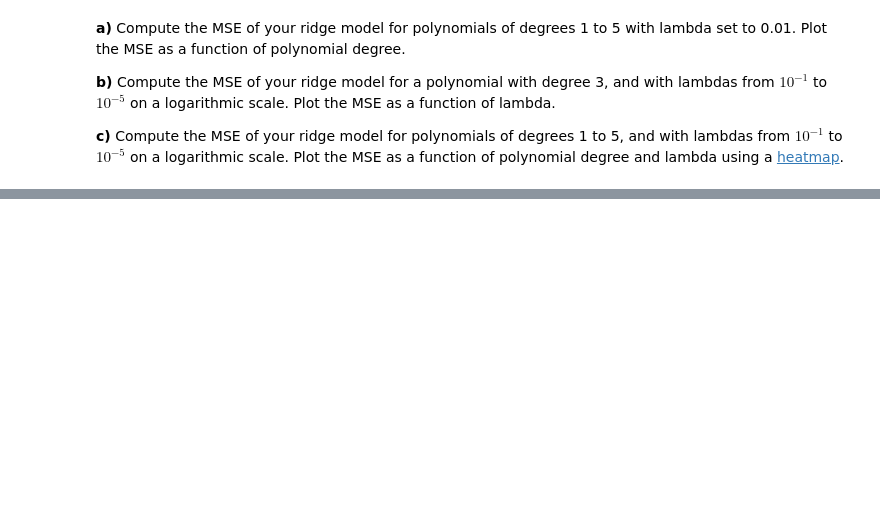
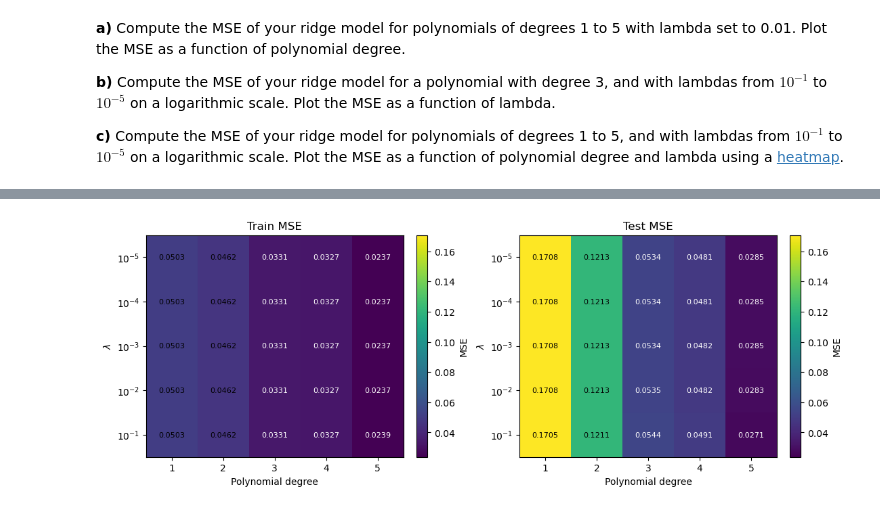
Before and after one commit to AmundAlsvik/FYS-STK4155, a Jupyter notebook: E3.ipynb, the cells around one changed output, grey strips where cells are left out. Saved outputs shown, nothing was run; the diff lists cells and outputs as text; code cells hidden in the pictures; blank space fills up the shorter version.

```diff
--- a/E3.ipynb
+++ b/E3.ipynb
@@ -208,0 +359,61 @@ plt.scatter(x_test, X_test_s @ beta + y_offset)
+# %%
+# Problem c)
+
+degrees = np.arange(1, 6)
+orders = -np.arange(1, 6)
+lambdas = 10.0 ** orders
+
+train_mse = np.zeros((len(lambdas), len(degrees)))
+test_mse  = np.zeros((len(lambdas), len(degrees)))
+
+for i, p in enumerate(degrees):
+
+    Model_train = polynomial_features(x_train, p)
+    Model_test = polynomial_features(x_test,  p)
+
+
+    scaler = StandardScaler()
+    scaler.fit(Model_train)
+    X_train_s = scaler.transform(Model_train)
+    X_test_s  = scaler.transform(Model_test)
+
+
+    for j, l in enumerate(lambdas):
+        beta = Ridge_parameters(X_train_s, y_train, l)
+
+        yhat_tr = X_train_s @ beta + y_offset
+        yhat_te = X_test_s  @ beta + y_offset
+
+        train_mse[j, i] = mean_squared_error(y_train, yhat_tr)
+        test_mse[j,  i] = mean_squared_error(y_test,  yhat_te)
+
+fig, axes = plt.subplots(1, 2, figsize=(11, 4), constrained_layout=True)
+
+# share color scale across both heatmaps
+vmin = np.minimum(train_mse.min(), test_mse.min())
+vmax = np.maximum(train_mse.max(), test_mse.max())
+
+for ax, Z, title in zip(axes, [train_mse, test_mse], ["Train MSE", "Test MSE"]):
+    im = ax.imshow(Z, origin="lower", aspect="auto", vmin=vmin, vmax=vmax, cmap="viridis")
+    th = 0.5 * (Z.min() + Z.max())
+
+    # Plotting the MSE in the cells of the heatmap
+
+    for i in range(Z.shape[0]):
+        for j in range(Z.shape[1]):
+            ax.text(j, i, f'{Z[i, j]:.4f}', ha="center", va="center",
+                    color='black' if Z[i, j] > th else "white", fontsize=8)
+    ax.set_xticks(np.arange(len(degrees)))
+    ax.set_xticklabels(degrees)
+    ax.set_yticks(np.arange(len(lambdas)))
+    ax.set_yticklabels([rf'$10^{{{e}}}$' for e in orders])
+    ax.set_xlabel("Polynomial degree")
+    ax.set_ylabel("$\lambda$")
+    ax.set_title(title)
+    fig.colorbar(im, ax=ax, label="MSE")
+
+plt.show()
+
+#I used the manual for heatmaps and got help from ChatGPT with the customization of the cells and debugging of the heatmap plotting code.
+# %% [output]
+[figure, added]
```
Also changed, not shown: parts of 12 cells of this notebook, 1 other file.
